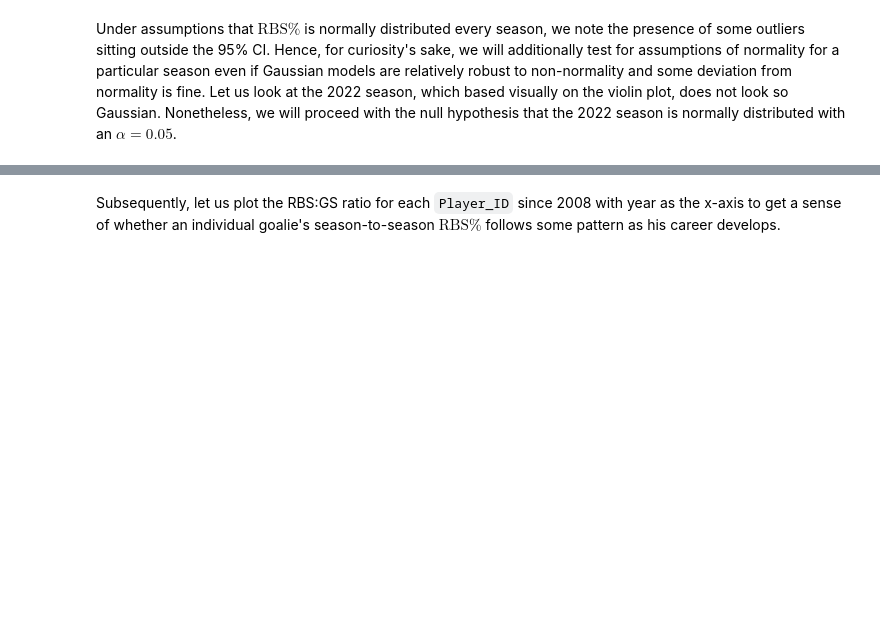
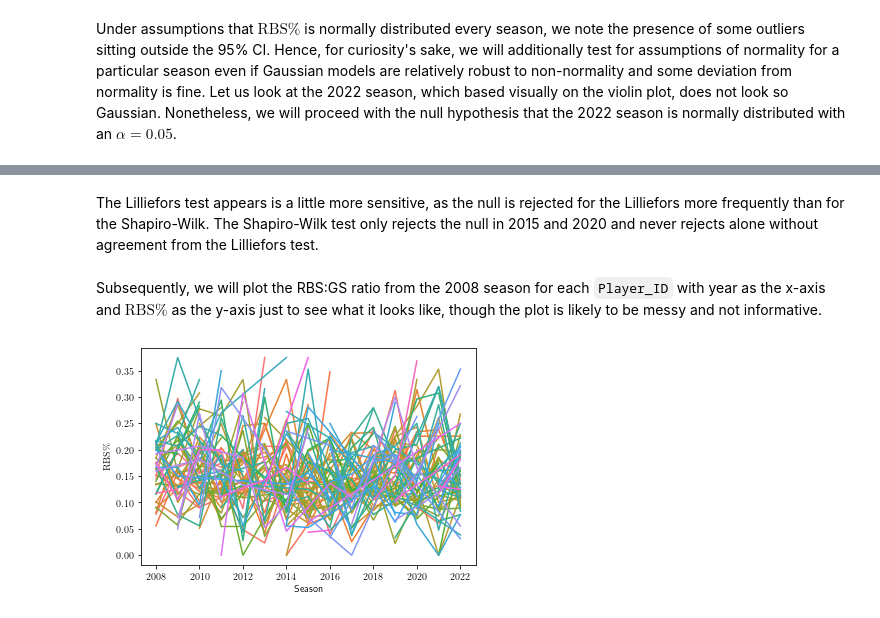
Before and after one commit to wallyxie/-NHL-Really-Bad-Start-Exercise-, a Jupyter notebook: nhl_exercise.ipynb, the cells around one changed output, grey strips where cells are left out. Cells and saved outputs as stored; diff of their text form; code cells hidden in the pictures; blank space fills up the shorter version.

```diff
--- a/nhl_exercise.ipynb
+++ b/nhl_exercise.ipynb
@@ -320,2 +318,12 @@ The Lilliefors test appears is a little more sensitive, as the null is rejected
+# %% [markdown]
+The Lilliefors test appears is a little more sensitive, as the null is rejected for the Lilliefors more frequently than for the Shapiro-Wilk. The Shapiro-Wilk test only rejects the null in 2015 and 2020 and never rejects alone without agreement from the Lilliefors test.
 # %% [markdown]
-Subsequently, let us plot the RBS:GS ratio for each `Player_ID` since 2008 with year as the x-axis to get a sense of whether an individual goalie's season-to-season $\textrm{RBS}\%$ follows some pattern as his career develops.
+Subsequently, we will plot the RBS:GS ratio from the 2008 season for each `Player_ID` with year as the x-axis and $\textrm{RBS}\%$ as the y-axis just to see what it looks like, though the plot is likely to be messy and not informative.
+# %%
+plt.rcParams.update({"text.usetex": True})
+ax = sns.lineplot(data = df_g_2008_qual_tot, x = 'Season', y = 'RBS_GS_ratio', hue = 'Player_ID')
+ax.set_ylabel(r'$\textrm{RBS}\%$')
+ax.get_legend().remove()
+plt.show()
+# %% [output]
+[figure, added]
```
Also changed, not shown: parts of 23 cells of this notebook.
